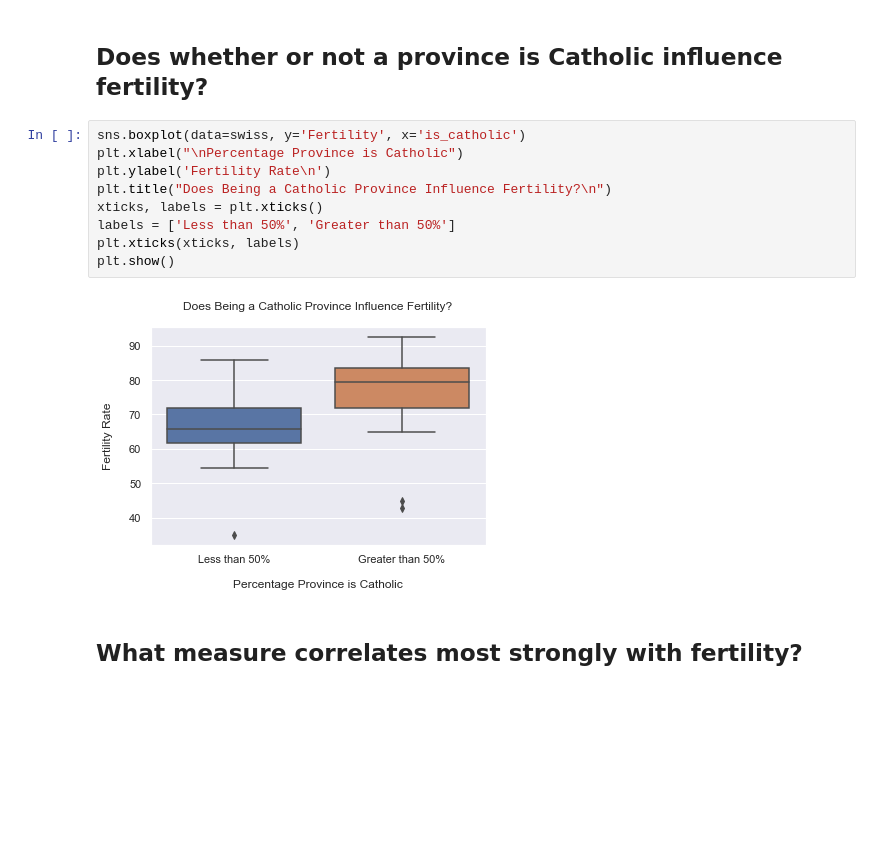
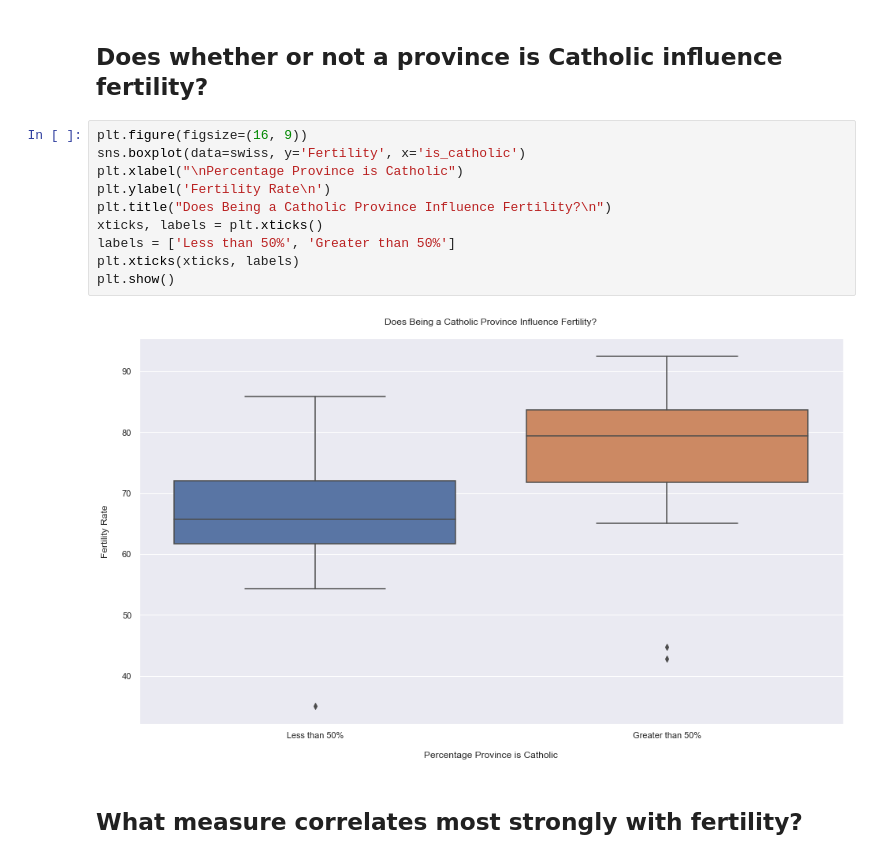
Before and after one commit to chasethompson/python-exercises, a Jupyter notebook: 4.8.5_seaborn_exercises.ipynb, the cells around one changed output. Saved outputs shown, nothing was run; the diff lists cells and outputs as text; blank space fills up the shorter version.

```diff
--- a/4.8.5_seaborn_exercises.ipynb
+++ b/4.8.5_seaborn_exercises.ipynb
@@ -207,15 +237,16 @@ swiss.head()
 # %% [markdown]
 ## Does whether or not a province is Catholic influence fertility?
 # %%
+plt.figure(figsize=(16, 9))
 sns.boxplot(data=swiss, y='Fertility', x='is_catholic')
 plt.xlabel("\nPercentage Province is Catholic")
 plt.ylabel('Fertility Rate\n')
 plt.title("Does Being a Catholic Province Influence Fertility?\n")
 xticks, labels = plt.xticks()
 labels = ['Less than 50%', 'Greater than 50%']
 plt.xticks(xticks, labels)
 plt.show()
 # %% [output]
-[figure, old version]
+[figure, new version]
 # %% [markdown]
 ## What measure correlates most strongly with fertility?
```
Also changed, not shown: parts of 20 cells of this notebook.
